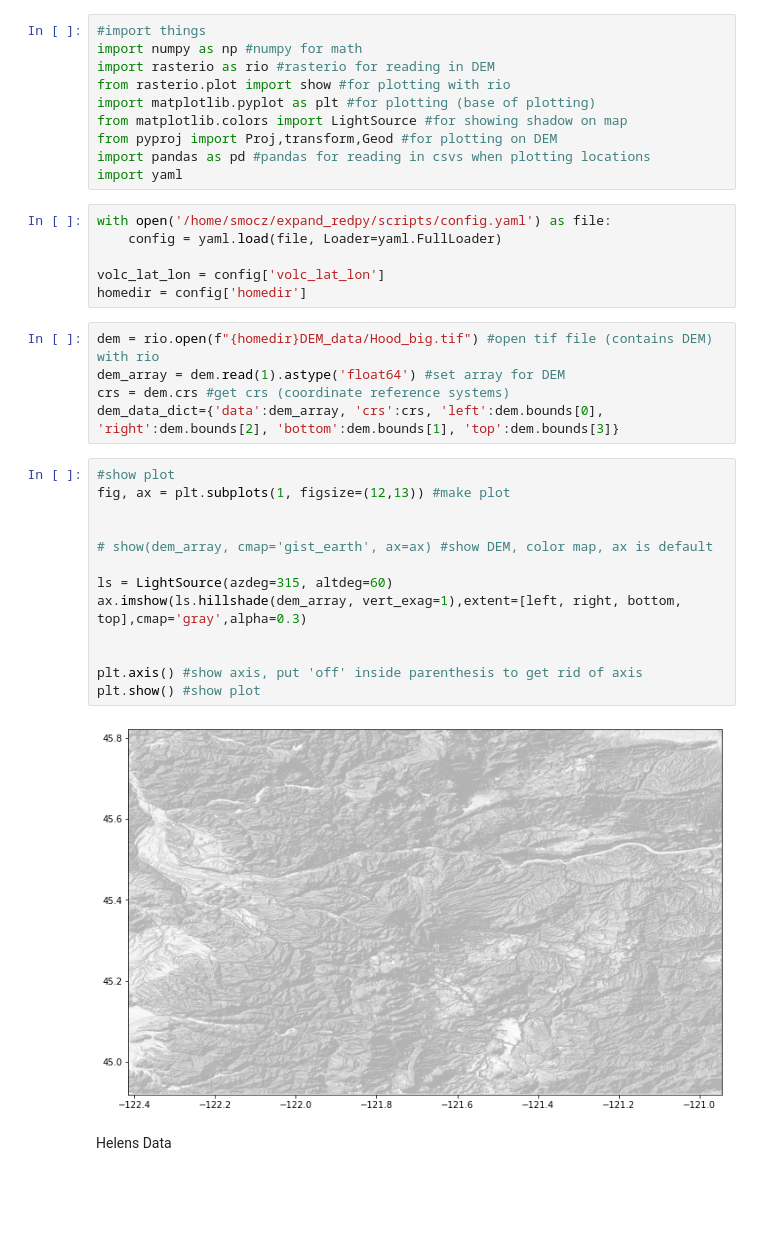
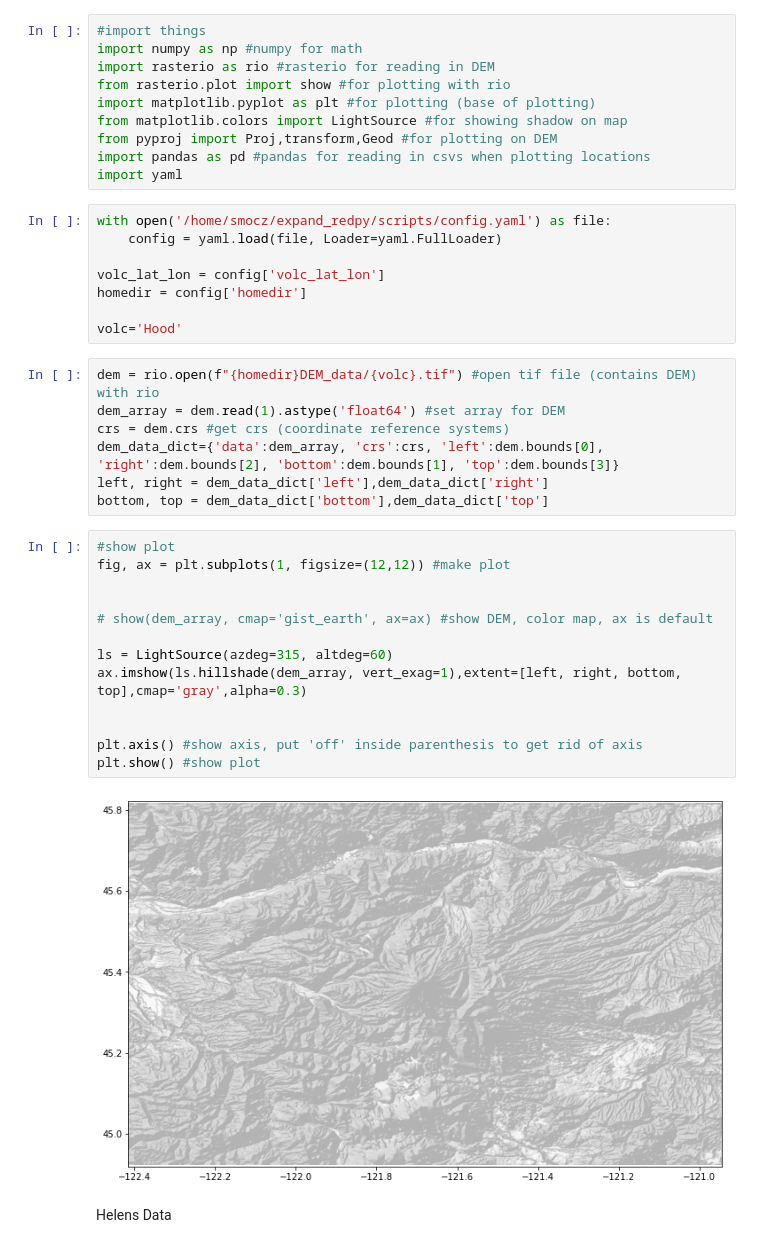
Before and after one commit to Denolle-Lab/expand_redpy, a Jupyter notebook: notebooks/plots/plotting_locations.ipynb, the cells around one changed output. Cells and saved outputs as stored; diff of their text form; blank space fills up the shorter version.

```diff
--- a/notebooks/plots/plotting_locations.ipynb
+++ b/notebooks/plots/plotting_locations.ipynb
@@ -22,26 +22,30 @@ with open('/home/smocz/expand_redpy/scripts/config.yaml') as file:
 
 volc_lat_lon = config['volc_lat_lon']
 homedir = config['homedir']
+
+volc='Hood'
 # %%
-dem = rio.open(f"{homedir}DEM_data/Hood_big.tif") #open tif file (contains DEM) with rio
+dem = rio.open(f"{homedir}DEM_data/{volc}.tif") #open tif file (contains DEM) with rio
 dem_array = dem.read(1).astype('float64') #set array for DEM
 crs = dem.crs #get crs (coordinate reference systems)
 dem_data_dict={'data':dem_array, 'crs':crs, 'left':dem.bounds[0], 'right':dem.bounds[2], 'bottom':dem.bounds[1], 'top':dem.bounds[3]}
+left, right = dem_data_dict['left'],dem_data_dict['right']
+bottom, top = dem_data_dict['bottom'],dem_data_dict['top']
 # %%
 #show plot
-fig, ax = plt.subplots(1, figsize=(12,13)) #make plot
+fig, ax = plt.subplots(1, figsize=(12,12)) #make plot
 
 
 # show(dem_array, cmap='gist_earth', ax=ax) #show DEM, color map, ax is default
 
 ls = LightSource(azdeg=315, altdeg=60)
 ax.imshow(ls.hillshade(dem_array, vert_exag=1),extent=[left, right, bottom, top],cmap='gray',alpha=0.3)
 
 
 plt.axis() #show axis, put 'off' inside parenthesis to get rid of axis
 plt.show() #show plot
 # %% [output]
-[figure, old version]
+[figure, new version]
 # %% [markdown]
 Helens Data
 # %%
```
Also changed, not shown: parts of 11 cells of this notebook, 3 other files.
